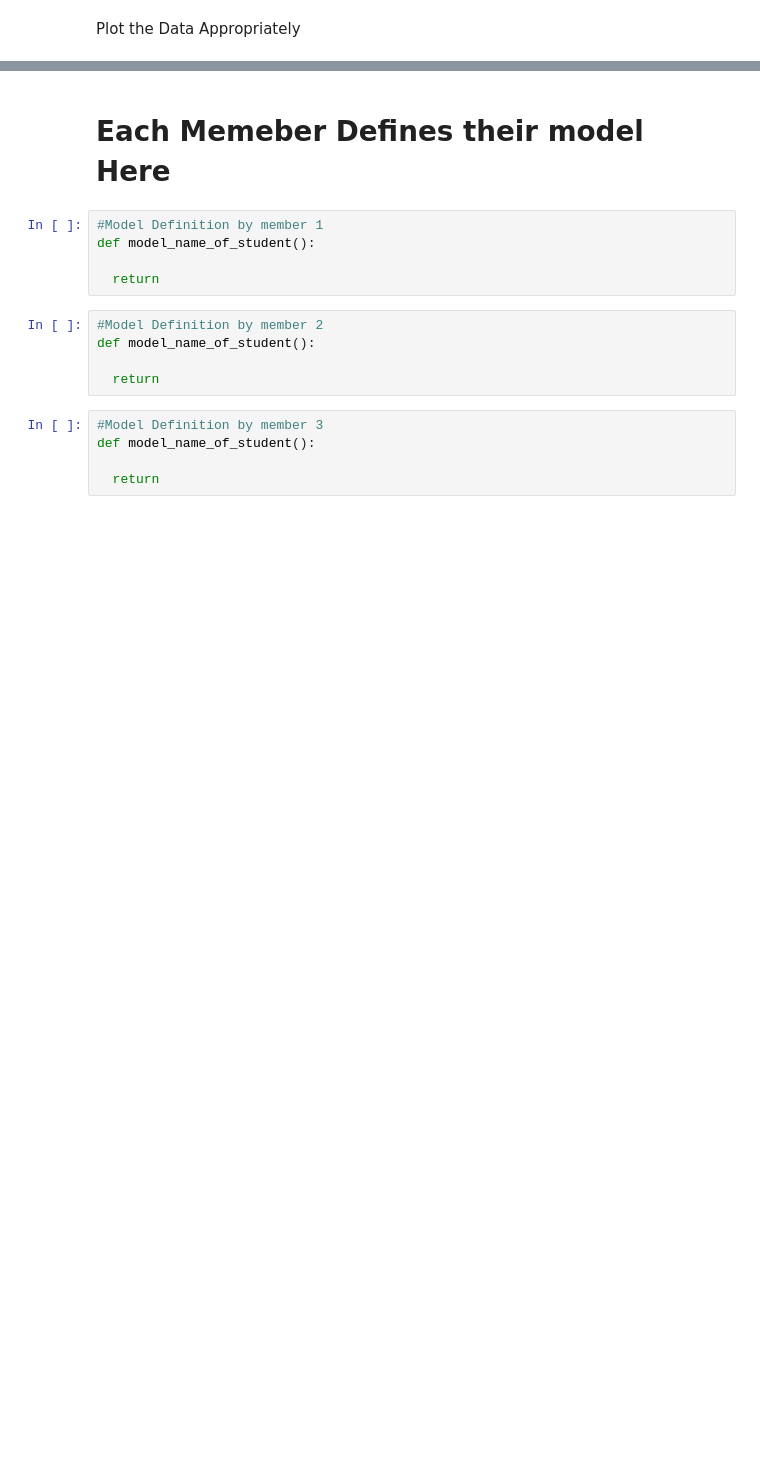
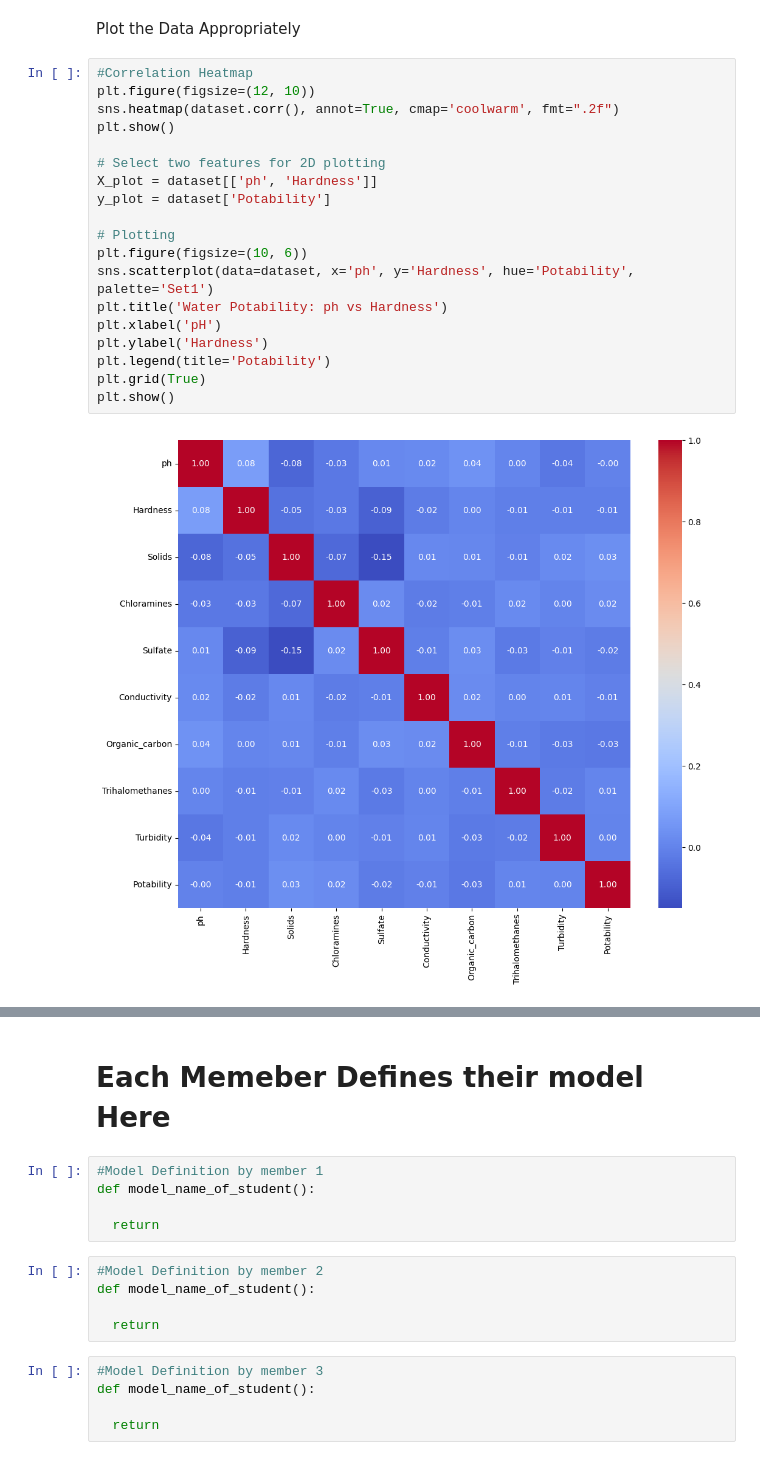
Before and after one commit to nkubana0/Water-Quality-Model---Peer-Group-11, a Jupyter notebook: Group11_Water_Quality_Model.ipynb, the cells around one changed output, grey strips where cells are left out. Drawn from its saved outputs; the diff is of its cells as text; blank space fills up the shorter version.

Commit message:
Add correlation heatmap and 2D scatter plot for water potability analysis

```diff
--- a/Group11_Water_Quality_Model.ipynb
+++ b/Group11_Water_Quality_Model.ipynb
@@ -51,2 +90,23 @@ print(dataset.isnull().sum())
 # %% [markdown]
 Plot the Data Appropriately
+# %%
+#Correlation Heatmap
+plt.figure(figsize=(12, 10))
+sns.heatmap(dataset.corr(), annot=True, cmap='coolwarm', fmt=".2f")
+plt.show()
+
+# Select two features for 2D plotting
+X_plot = dataset[['ph', 'Hardness']]
+y_plot = dataset['Potability']
+
+# Plotting
+plt.figure(figsize=(10, 6))
+sns.scatterplot(data=dataset, x='ph', y='Hardness', hue='Potability', palette='Set1')
+plt.title('Water Potability: ph vs Hardness')
+plt.xlabel('pH')
+plt.ylabel('Hardness')
+plt.legend(title='Potability')
+plt.grid(True)
+plt.show()
+# %% [output]
+[figure, added]
```
Also changed, not shown: parts of 4 cells of this notebook.
